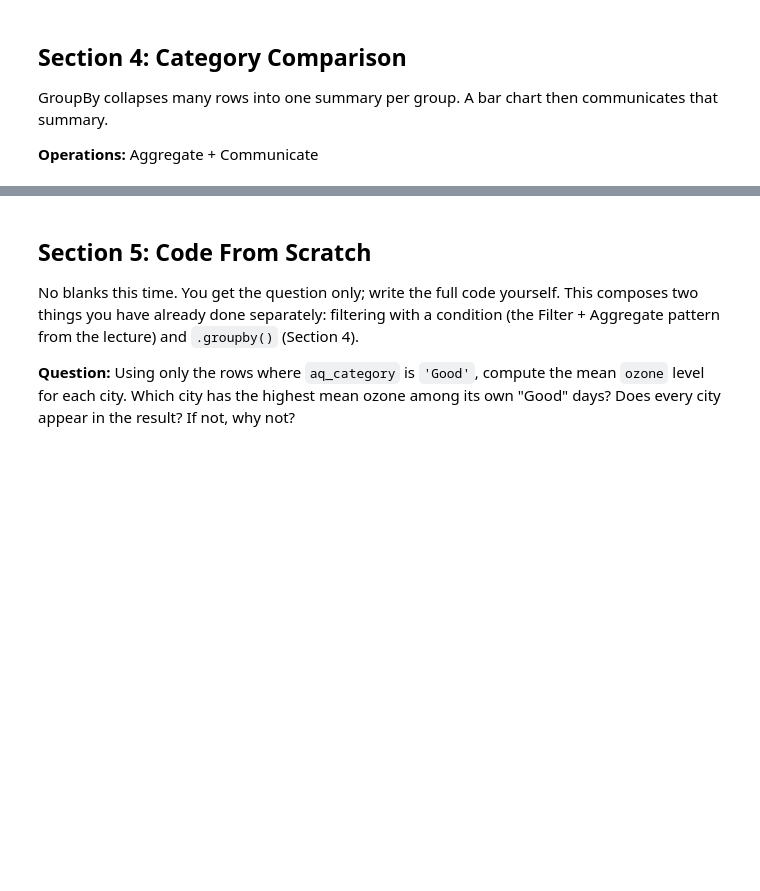
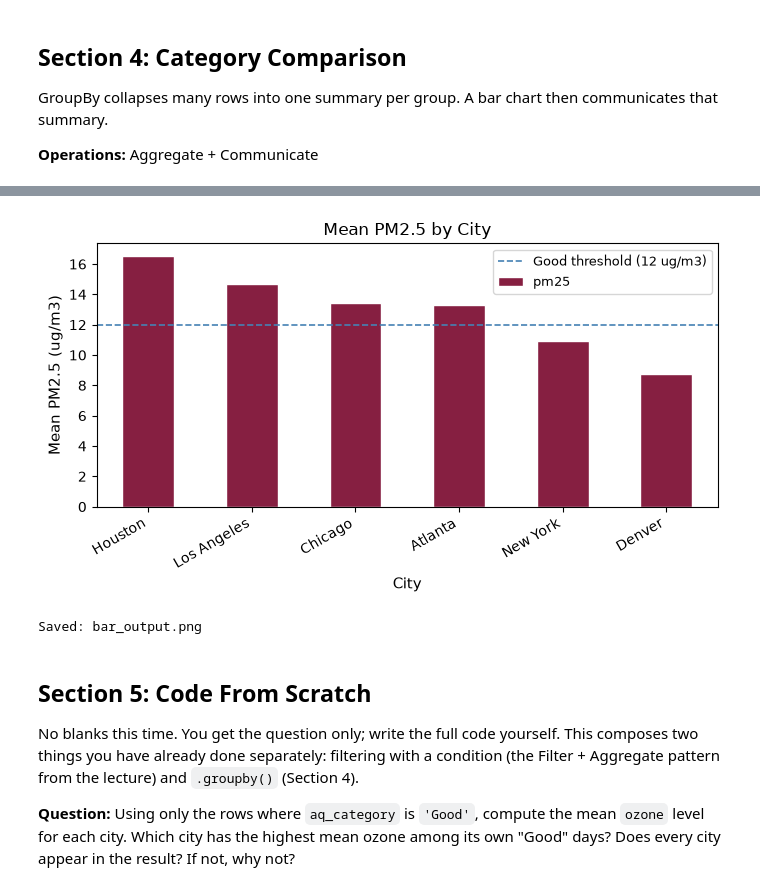
Before and after one commit to NickFreberg/cs5045, a Jupyter notebook: M9/hw9.ipynb, the cells around one changed output, grey strips where cells are left out. Cells and saved outputs as stored; diff of their text form; code cells hidden in the pictures; blank space fills up the shorter version.

```diff
--- a/M9/hw9.ipynb
+++ b/M9/hw9.ipynb
@@ -126,9 +153,9 @@ def aq_label(v):
         str -- 'Good', 'Moderate', or 'Unhealthy'
     """
     if v < 12:
-        return __________
+        return 'Good'
     elif v < 20:
-        return __________
+        return 'Moderate'
     else:
         return 'Unhealthy'
 
@@ -141,6 +175,6 @@ print(df['aq_category'].value_counts())
 #     Fill in the group column and the value column.
 #     Store the result in city_means and print it.
 
-city_means = df.groupby(__________)[__________].mean().round(2)
+city_means = df.groupby('city')['pm25'].mean().round(2)
 print('Mean PM2.5 by city:')
 print(city_means)
@@ -147,28 +191,31 @@ print(city_means)
 # %%
 # 4c. Create a bar chart showing mean PM2.5 by city.
 #     Sort from highest to lowest (ascending=False).
 #     Add a horizontal reference line at PM2.5 = 12.
 #     Fill in the title and save the file as 'bar_output.png'.
 
 fig, ax = plt.subplots(figsize=(7, 4))
 
 city_means.sort_values(ascending=False).plot(
     kind='bar', ax=ax, color='#861F41', edgecolor='white'
 )
 
 ax.axhline(12, color='steelblue', linestyle='--', linewidth=1.2,
            label='Good threshold (12 ug/m3)')
 ax.legend(fontsize=9)
 
-ax.set_title(__________)
+ax.set_title('Mean PM2.5 by City', fontsize=12)
 ax.set_xlabel('City', fontsize=11)
 ax.set_ylabel('Mean PM2.5 (ug/m3)', fontsize=11)
 ax.set_xticklabels(ax.get_xticklabels(), rotation=30, ha='right')
 
 plt.tight_layout()
 plt.savefig('bar_output.png', dpi=150, bbox_inches='tight')
 plt.show()
 print('Saved: bar_output.png')
+# %% [output]
+[figure, added]
+Saved: bar_output.png
 # %% [markdown]
 ## Section 5: Code From Scratch
 
```
Also changed, not shown: parts of 13 cells of this notebook, 2 other files.
